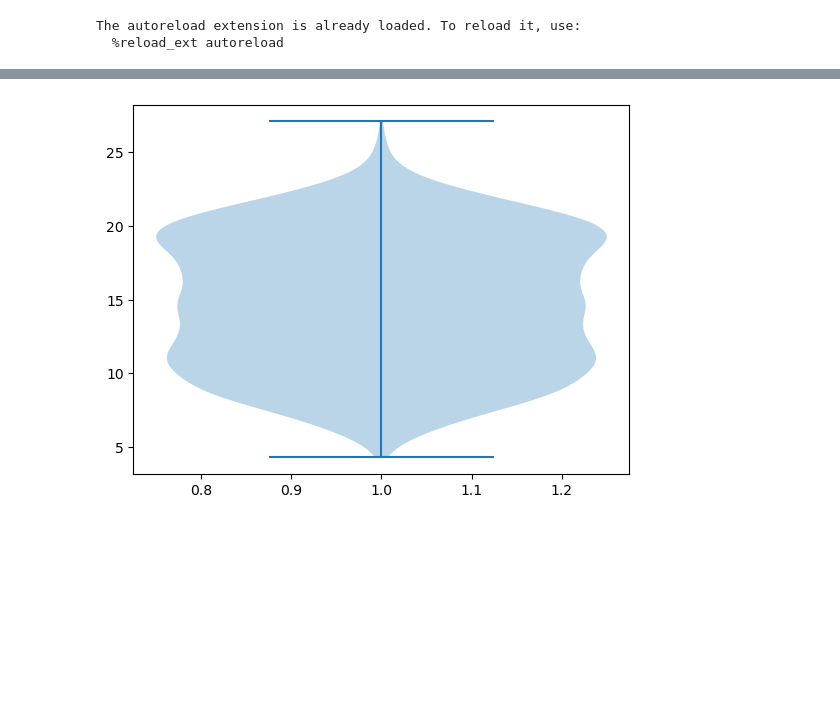
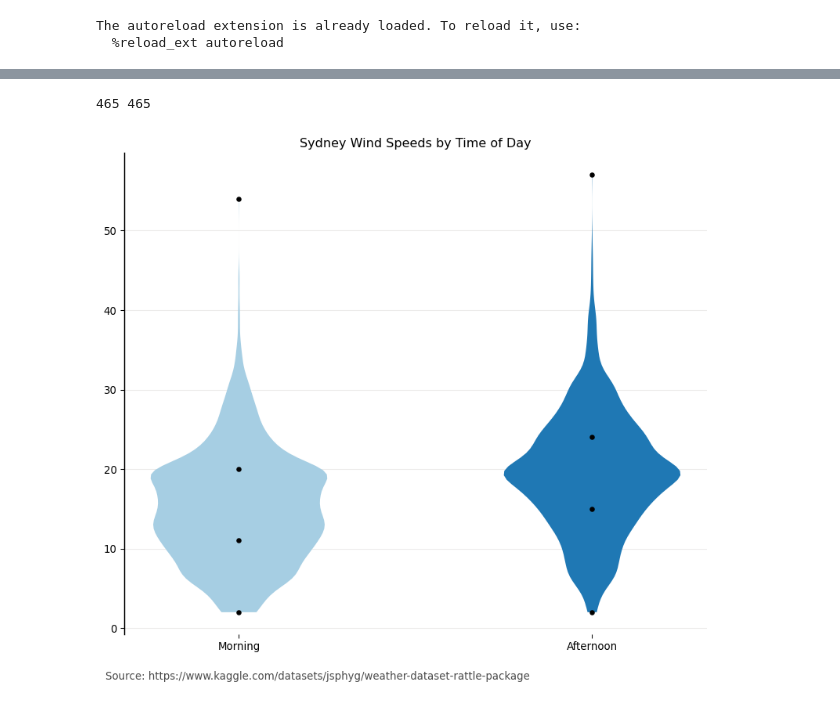
Before and after one commit to M-Harms/Data-Visualization, a Jupyter notebook: sydney_weather.ipynb, the cells around one changed output, grey strips where cells are left out. Drawn from its saved outputs; the diff is of its cells as text; code cells hidden in the pictures; blank space fills up the shorter version.

```diff
--- a/sydney_weather.ipynb
+++ b/sydney_weather.ipynb
@@ -34,3 +53,8 @@ wind_direct_labels = ['N', 'NE', 'E', 'SE', 'S', 'SW', 'W',  'NW']
 # %%
 df_wind_dir_morning = df['WindDir9am'].value_counts().reindex(wind_direct)
 df_wind_dir_afternoon = df['WindDir3pm'].value_counts().reindex(wind_direct)
+
+total = sum(df_wind_dir_morning)
+df_wind_dir_morning = df_wind_dir_morning/total
+df_wind_dir_afternoon = df_wind_dir_afternoon/total
+df_wind_dir_morning
@@ -103,7 +168,51 @@ plt.show()
 # %%
-fig, ax = plt.subplots()
-ax.violinplot(data['MinTemp'])
+data = df[['WindSpeed9am','WindSpeed3pm']]
+min_data, quartile1, medians, quartile3, max_data = np.percentile(data, [0, 25, 50, 75, 100], axis=0)
+data_max_9am = data[data['WindSpeed9am'] > quartile3[0]]['WindSpeed9am']
+data_max_3pm = data[data['WindSpeed3pm'] > quartile3[1]]['WindSpeed3pm']
+max_x_9am = np.full(len(data_max_9am), 1)
+max_x_3pm = np.full(1, len(data_max_3pm))
+print(len(max_x_9am), len(data_max_9am),)
+inds = np.arange(1, len(medians) + 1)
+
+fig, ax = plt.subplots(figsize=(10,10), dpi = 96)
+vplot = ax.violinplot(data, showmeans=True, showmedians=True,
+        showextrema=False)
+for i, pc in enumerate(vplot['bodies']):
+    if i == 0:
+        pc.set_facecolor(colors[0])
+        pc.set_alpha(1)
+        pc.set_zorder(3)
+        """ ax.scatter(i+1, min_data[i], marker='o', color=colors[1], s=15, zorder=3)
+        ax.scatter(i+1, max_data[i], marker='o', color=colors[1], s=15, zorder=3)
+        ax.scatter(i+1, quartile1[i], marker='o', color=colors[1], s=15, zorder=3)
+        ax.scatter(i+1, quartile3[i], marker='o', color=colors[1], s=15, zorder=3)"""
+
+    else:
+        pc.set_facecolor(colors[1])
+        pc.set_alpha(1)
+        pc.set_zorder(3)
+        """ax.scatter(i+1, min_data[i], marker='o', color=colors[0], s=15, zorder=3)
+        ax.scatter(i+1, max_data[i], marker='o', color=colors[0], s=15, zorder=3)
+        ax.scatter(i+1, quartile1[i], marker='o', color=colors[0], s=15, zorder=3)
+        ax.scatter(i+1, quartile3[i], marker='o', color=colors[0], s=15, zorder=3)"""
+#vplot['bodies'].set_facecolor('#D43F3A')
+ax.spines['left'].set_linewidth(1.1)
+ax.spines[['top','right','bottom']].set_visible(False)
+ax.set_xticks(inds, labels = ['Morning','Afternoon'])
+#ax.scatter(inds, medians, marker='o', color=colors[1], s=30, zorder=3)
+ax.scatter(inds, min_data, marker='o', color='black', s=15, zorder=3)
+ax.scatter(inds, max_data, marker='o', color='black', s=15, zorder=3)
+ax.scatter(inds, quartile1, marker='o', color='black', s=15, zorder=3)
+ax.scatter(inds, quartile3, marker='o', color='black', s=15, zorder=3)
+
+plt.subplots_adjust(left=None, bottom=0.21, right=None, top=0.85, wspace=None, hspace=None)
+ax.text(x=0.10, y=0.15, s="Source: https://www.kaggle.com/datasets/jsphyg/weather-dataset-rattle-package", transform=fig.transFigure, ha='left', fontsize=10, alpha=.7)
+ax.set_title('Sydney Wind Speeds by Time of Day')
+ax.grid(which="major", axis='y', color='#DAD8D7', alpha=0.5, zorder=0)
+
 plt.show()
 # %% [output]
+465 465
-[figure, old version]
+[figure, new version]
 # %%
```
Also changed, not shown: parts of 9 cells of this notebook, 3 other files.
